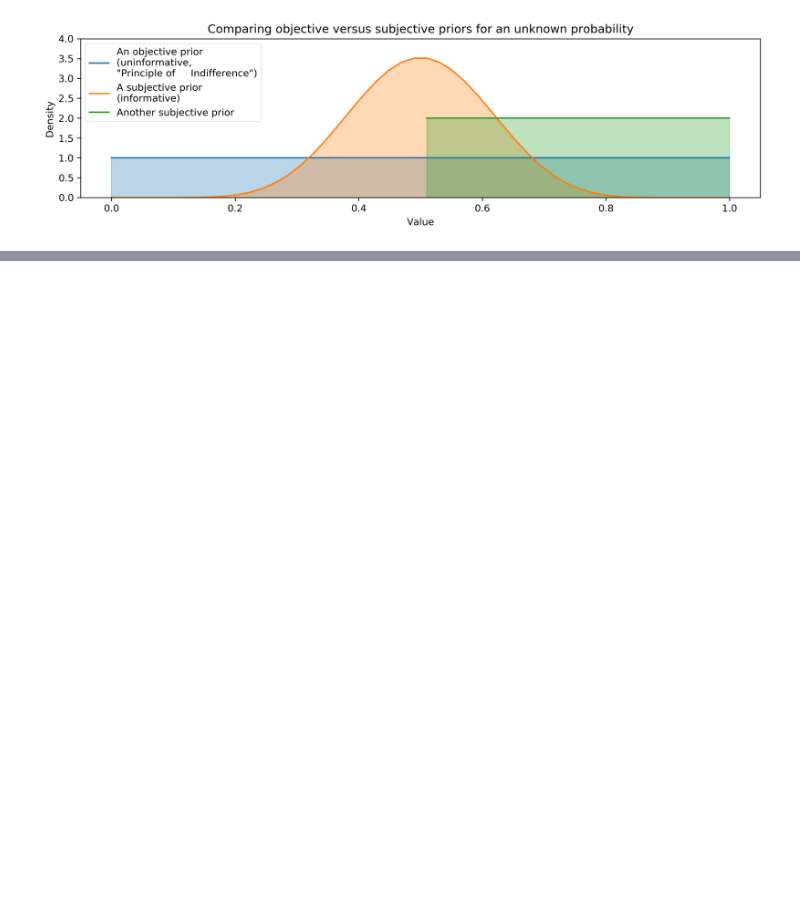
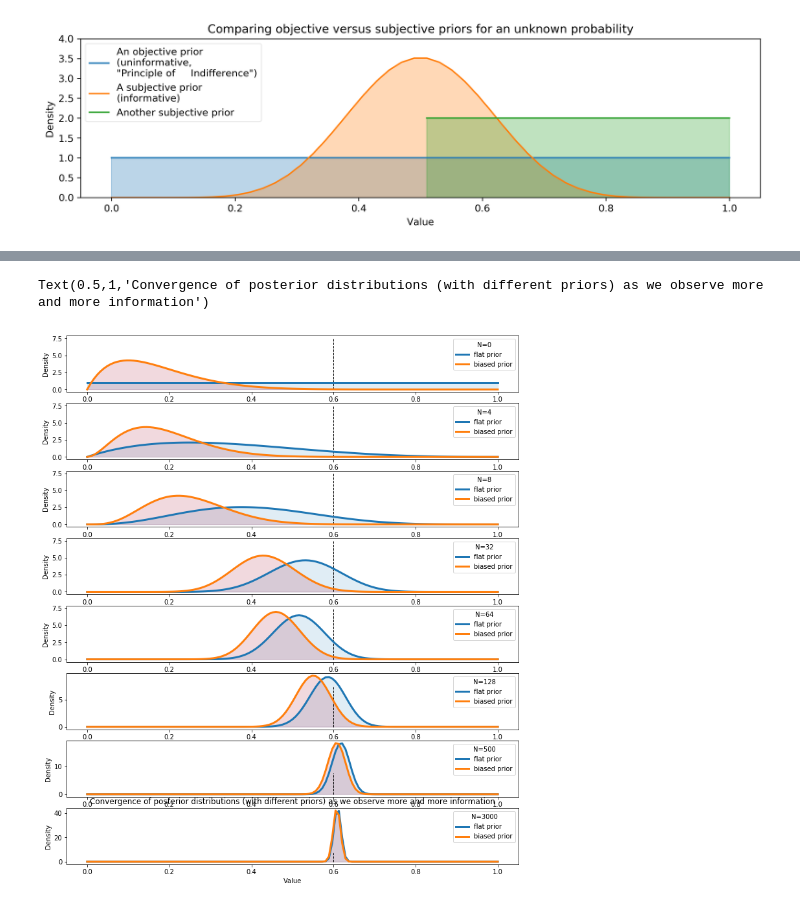
Before and after one commit to ukran1um/bayes_practice, a Jupyter notebook: gamma_beta_graphing.ipynb, the cells around one changed output, grey strips where cells are left out. Saved outputs shown, nothing was run; the diff lists cells and outputs as text; code cells hidden in the pictures; blank space fills up the shorter version.

```diff
--- a/gamma_beta_graphing.ipynb
+++ b/gamma_beta_graphing.ipynb
@@ -97,0 +99,31 @@ plt.title(r"The Beta distribution for different values of $\alpha$ and $\beta$")
+# %%
+figsize(12.5, 15)
+
+p = 0.6
+beta1_params = np.array([1.,1.])
+beta2_params = np.array([2,10])
+beta = stats.beta
+
+x = np.linspace(0.00, 1, 125)
+# data = pm.rbernoulli(p, size=500)
+
+plt.figure()
+for i,N in enumerate([0, 4, 8, 32, 64, 128, 500, 3000]):
+#     s = data[:N].sum()
+    s = pm.rbernoulli(p, size = N).sum()
+    plt.subplot(8, 1, i+1)
+    params1 = beta1_params + np.array([s, N-s])
+    params2 = beta2_params + np.array([s, N-s])
+    y1,y2 = beta.pdf(x, *params1), beta.pdf(x, *params2)
+    plt.plot(x, y1, label="flat prior", lw =3)
+    plt.plot(x, y2, label="biased prior", lw= 3)
+    plt.fill_between(x, 0, y1, color="#348ABD", alpha=0.15)
+    plt.fill_between(x, 0, y2, color="#A60628", alpha=0.15)
+    plt.legend(title="N=%d"%N)
+    plt.vlines(p, 0.0, 7.5, linestyles="--", linewidth=1)
+    plt.xlabel('Value')
+    plt.ylabel('Density')
+plt.title("Convergence of posterior distributions (with different priors) as we observe more and more information")
+# %% [output]
+Text(0.5,1,'Convergence of posterior distributions (with different priors) as we observe more and more information')
+[figure, added]
```
Also changed, not shown: parts of 4 cells of this notebook, 8 other files.
